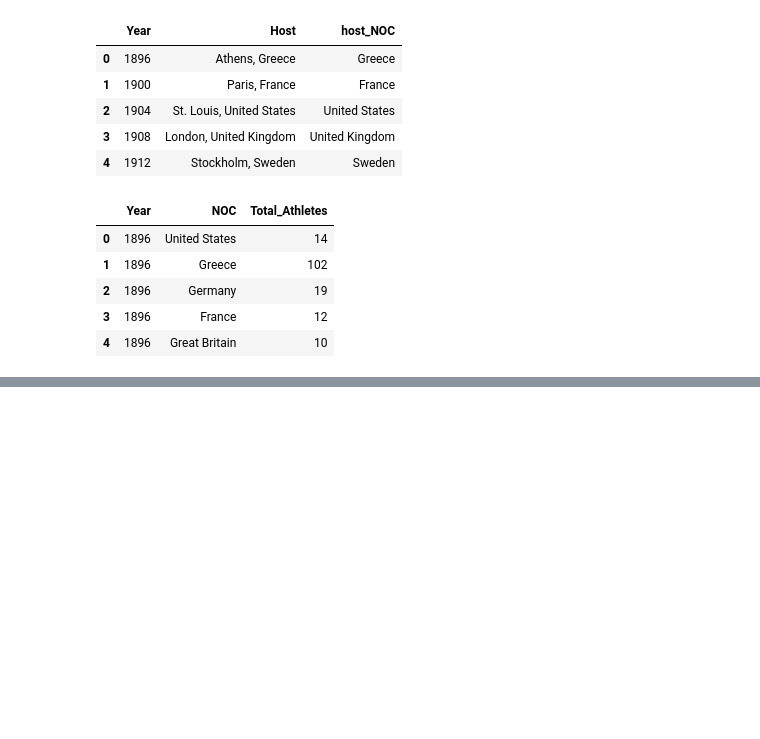
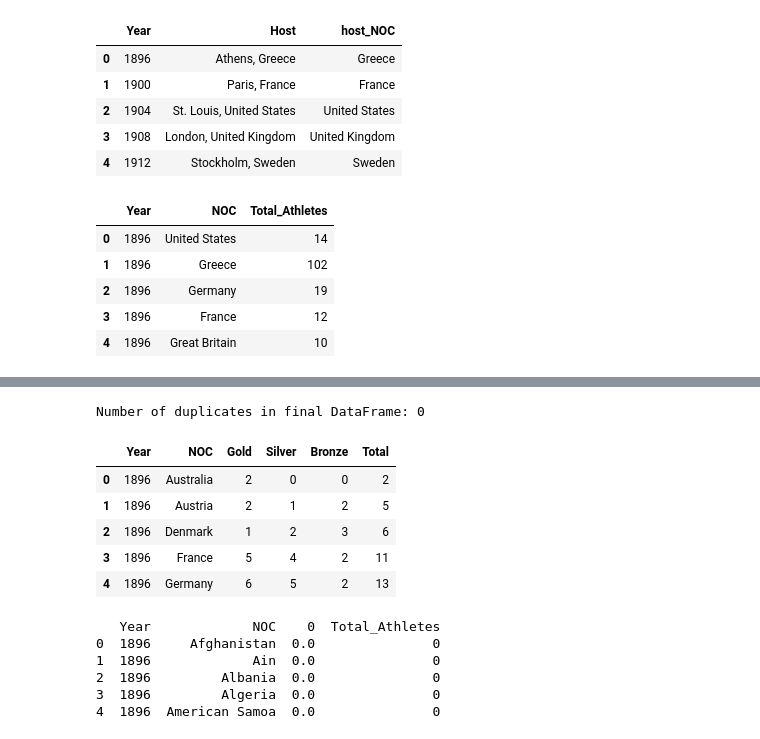
Before and after one commit to SuramyaAngdembay/mcm25, a Jupyter notebook: Data_preprocessing_LR.ipynb, the cells around one changed output, grey strips where cells are left out. Drawn from its saved outputs; the diff is of its cells as text; code cells hidden in the pictures; blank space fills up the shorter version.

```diff
--- a/Data_preprocessing_LR.ipynb
+++ b/Data_preprocessing_LR.ipynb
@@ -269,0 +273,55 @@ merged_with_hosts.head()
+# %%
+import pandas as pd
+
+# Load the dataset
+medal_counts_path = './data/cleaned_summerOly_medal_count.csv'
+medal_counts_df = pd.read_csv(medal_counts_path)
+
+# Normalize and deduplicate the dataset
+medal_counts_df['NOC'] = medal_counts_df['NOC'].str.strip().str.title()
+medal_counts_df = medal_counts_df.drop_duplicates(subset=['Year', 'NOC'])
+
+# Group by Year and NOC, summing only the relevant columns
+medal_counts_df = medal_counts_df.groupby(['Year', 'NOC'], as_index=False)[['Gold', 'Silver', 'Bronze', 'Total']].sum()
+
+# Generate all unique years and NOCs
+all_years = medal_counts_df['Year'].drop_duplicates()
+all_nocs = medal_counts_df['NOC'].drop_duplicates()
+
+# Create all combinations of Year and NOC
+all_combinations = pd.MultiIndex.from_product(
+    [all_years, all_nocs], names=['Year', 'NOC']
+).to_frame(index=False)
+
+# Merge the full combinations with the original dataset
+complete_medal_counts = pd.merge(
+    all_combinations,
+    medal_counts_df,
+    on=['Year', 'NOC'],
+    how='left'
+)
+
+# For non-participating countries, fill missing medal counts with zeros
+complete_medal_counts.fillna({'Gold': 0, 'Silver': 0, 'Bronze': 0, 'Total': 0}, inplace=True)
+
+# Ensure all counts are integers
+complete_medal_counts[['Gold', 'Silver', 'Bronze', 'Total']] = complete_medal_counts[['Gold', 'Silver', 'Bronze', 'Total']].astype(int)
+
+# Drop unintended duplicates after merging
+complete_medal_counts = complete_medal_counts.drop_duplicates(subset=['Year', 'NOC'])
+
+# Save the resulting dataset
+output_path = 'cleaned_complete_medal_counts.csv'
+complete_medal_counts.to_csv(output_path, index=False)
+
+# Verify the result
+print(f"Number of duplicates in final DataFrame: {complete_medal_counts.duplicated(subset=['Year', 'NOC']).sum()}")
+complete_medal_counts.head()
+# %% [output]
+Number of duplicates in final DataFrame: 0
+|  | Year | NOC | Gold | Silver | Bronze | Total |
+| 0 | 1896 | Australia | 2 | 0 | 0 | 2 |
+| 1 | 1896 | Austria | 2 | 1 | 2 | 5 |
+| 2 | 1896 | Denmark | 1 | 2 | 3 | 6 |
+| 3 | 1896 | France | 5 | 4 | 2 | 11 |
+| 4 | 1896 | Germany | 6 | 5 | 2 | 13 |
@@ -269,0 +368,10 @@ merged_with_hosts.head()
+# %%
+df = pd.read_csv("complete_total_unique_athletes_by_noc.csv")
+print(df[df['Year'] == 1896].head())
+# %% [output]
+   Year             NOC    0  Total_Athletes
+0  1896     Afghanistan  0.0               0
+1  1896             Ain  0.0               0
+2  1896         Albania  0.0               0
+3  1896         Algeria  0.0               0
+4  1896  American Samoa  0.0               0
```
Also changed, not shown: parts of 12 cells of this notebook, 16 other files.
